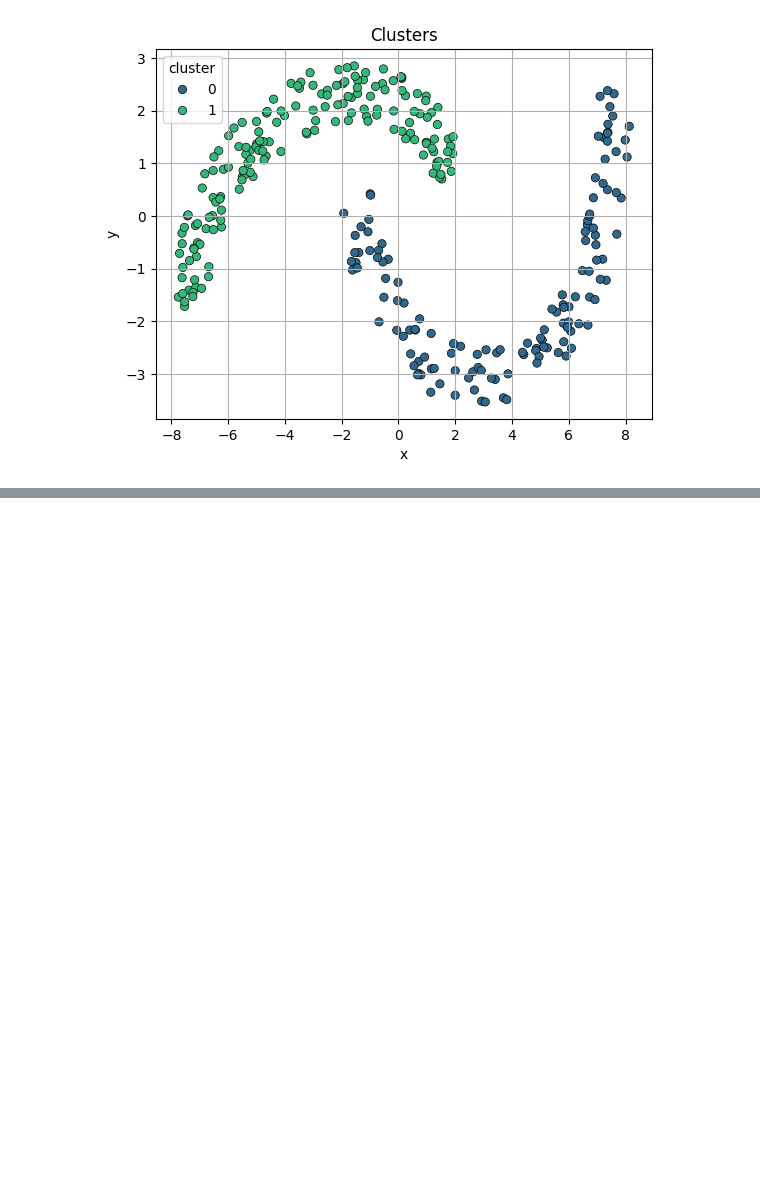
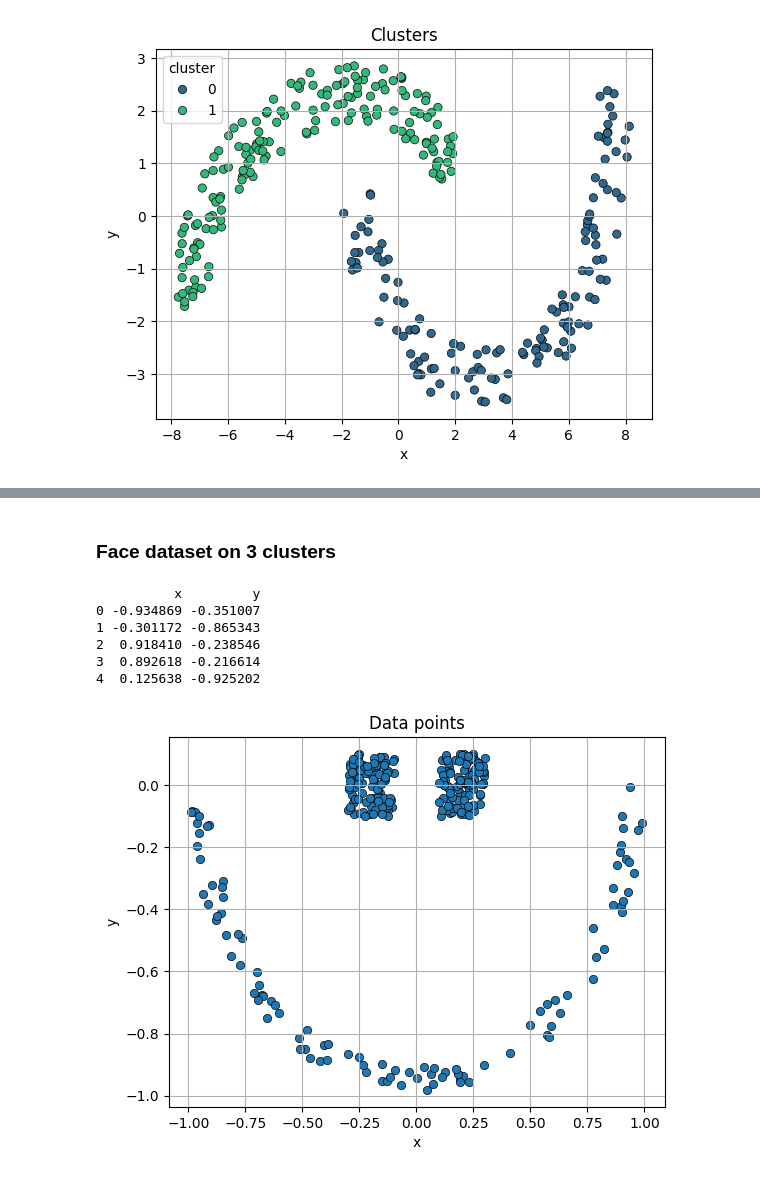
Before and after one commit to psiku/FHSalzburg-AnalyticsAndKnowledgeDiscovery, a Jupyter notebook: Lab6/spectral_clustering.ipynb, the cells around one changed output, grey strips where cells are left out. Drawn from its saved outputs; the diff is of its cells as text; code cells hidden in the pictures; blank space fills up the shorter version.

```diff
--- a/Lab6/spectral_clustering.ipynb
+++ b/Lab6/spectral_clustering.ipynb
@@ -194,0 +212,15 @@ face_SC = SCWrapper(n_clusters=2, dataset='face.csv', delimiter=';')
+# %% [markdown]
+### Face dataset on 3 clusters
+# %%
+face_SC_3 = SCWrapper(n_clusters=3, dataset='face.csv', delimiter=';')
+face_SC_3.read_data()
+face_SC_3.show_data()
+face_SC_3.plot_data()
+# %% [output]
+          x         y
+0 -0.934869 -0.351007
+1 -0.301172 -0.865343
+2  0.918410 -0.238546
+3  0.892618 -0.216614
+4  0.125638 -0.925202
+[figure, added]
```
Also changed, not shown: parts of 4 cells of this notebook.
